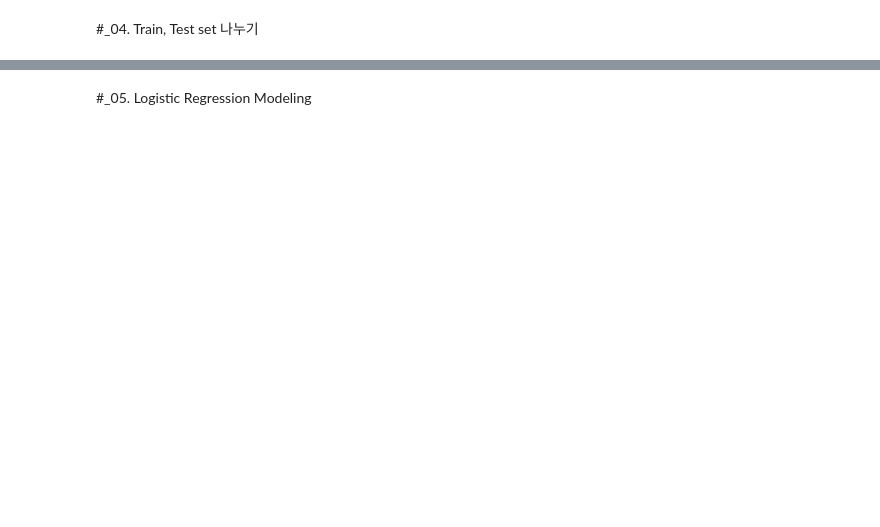
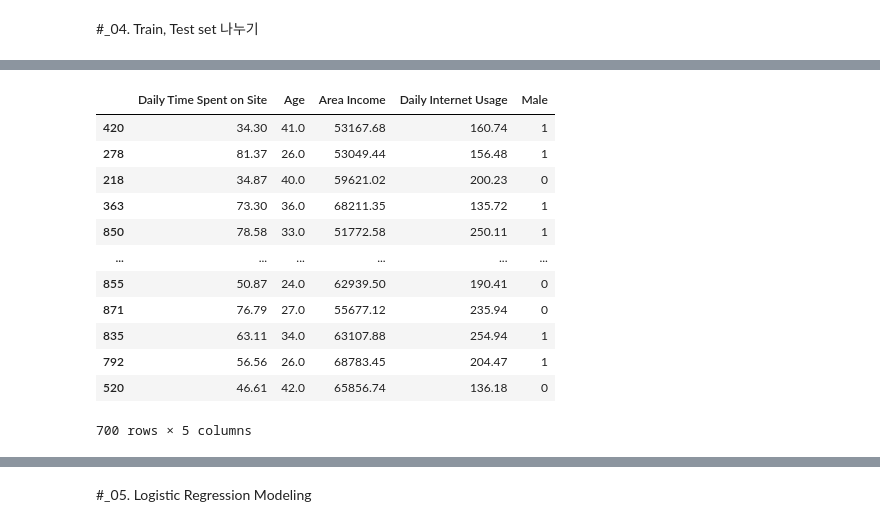
Before and after one commit to Nayoung-young/lec-ecommerce, a Jupyter notebook: ch03_logistic_regression.ipynb, the cells around one changed output, grey strips where cells are left out. Saved outputs shown, nothing was run; the diff lists cells and outputs as text; code cells hidden in the pictures; blank space fills up the shorter version.

```diff
--- a/ch03_logistic_regression.ipynb
+++ b/ch03_logistic_regression.ipynb
@@ -20,0 +111,3 @@ data.head(10)
+# %%
+data_mean = data.fillna(round(data['Age'].mean()))
+data['Age'].mean()
@@ -20,0 +121,2 @@ data.head(10)
+# %%
+data = data_mean.copy()
@@ -22,0 +146,23 @@ data.head(10)
+# %%
+X = data[['Daily Time Spent on Site','Age', 'Area Income', 'Daily Internet Usage', 'Male']]
+y = data['Clicked on Ad']
+
+X_train, X_test, y_train, y_test = train_test_split(X, y, test_size = 0.3, random_state = 100)
+# 데이터가 충분히 많다면 6:4도 ok
+# train이 충분히 많아야 함
+# %%
+X_train
+# %% [output]
+|  | Daily Time Spent on Site | Age | Area Income | Daily Internet Usage | Male |
+| 420 | 34.30 | 41.0 | 53167.68 | 160.74 | 1 |
+| 278 | 81.37 | 26.0 | 53049.44 | 156.48 | 1 |
+| 218 | 34.87 | 40.0 | 59621.02 | 200.23 | 0 |
+| 363 | 73.30 | 36.0 | 68211.35 | 135.72 | 1 |
+| 850 | 78.58 | 33.0 | 51772.58 | 250.11 | 1 |
+| ... | ... | ... | ... | ... | ... |
+| 855 | 50.87 | 24.0 | 62939.50 | 190.41 | 0 |
+| 871 | 76.79 | 27.0 | 55677.12 | 235.94 | 0 |
+| 835 | 63.11 | 34.0 | 63107.88 | 254.94 | 1 |
+| 792 | 56.56 | 26.0 | 68783.45 | 204.47 | 1 |
+| 520 | 46.61 | 42.0 | 65856.74 | 136.18 | 0 |
+700 rows × 5 columns
```
Also changed, not shown: parts of 30 cells of this notebook.
